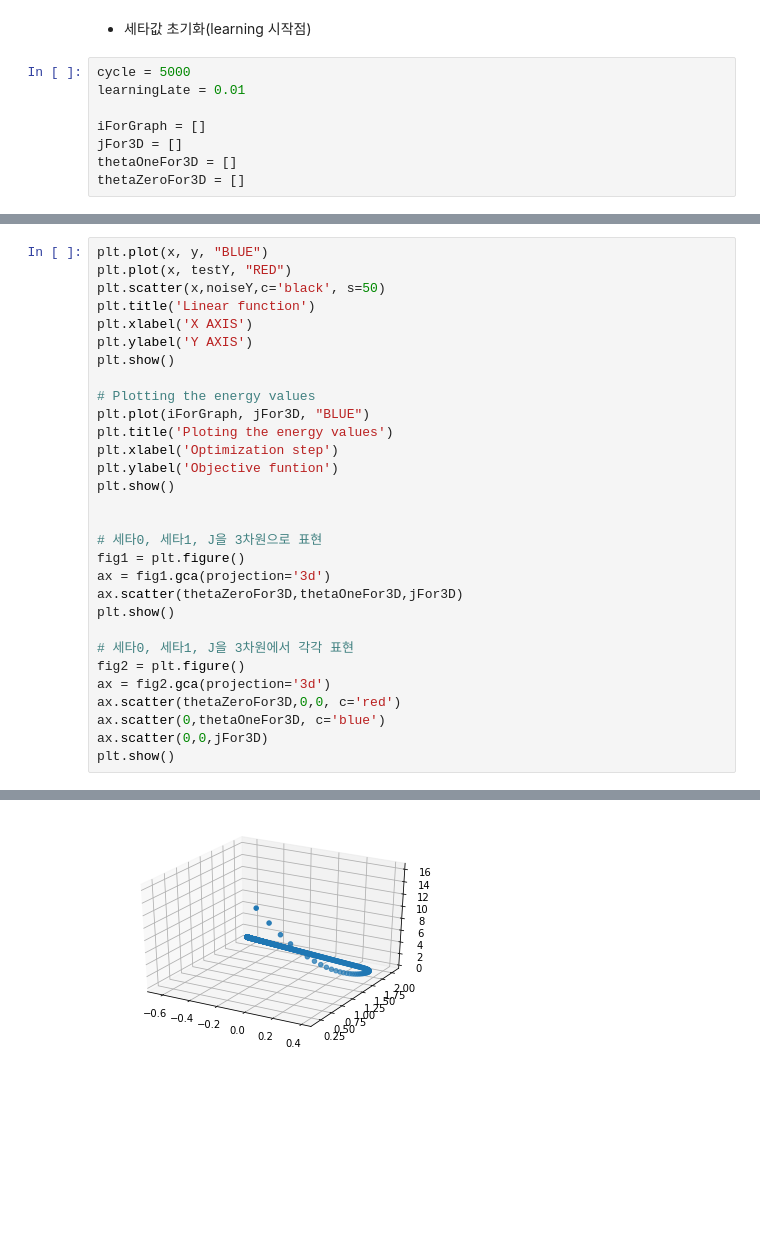
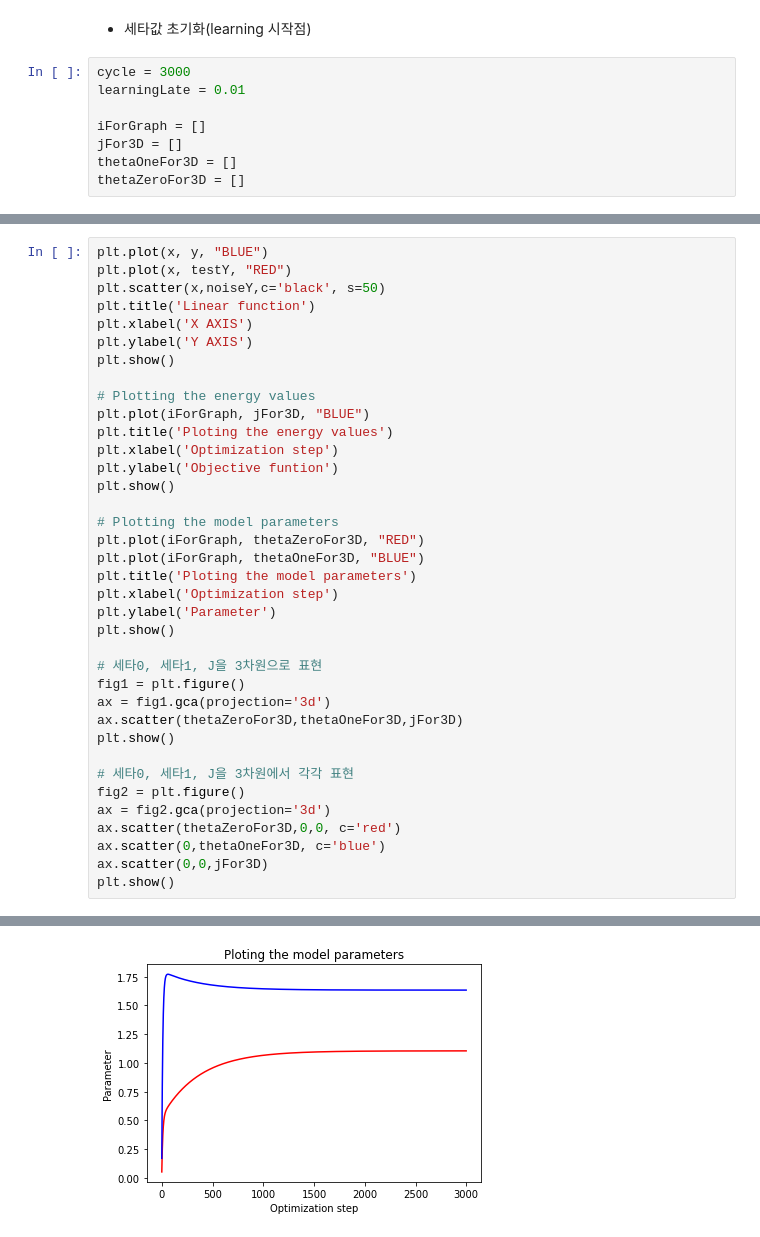
Before and after one commit to YangTaeSung/CAU-MachineLearning, a Jupyter notebook: assignment02.ipynb, the cells around one changed output, grey strips where cells are left out. Saved outputs shown, nothing was run; the diff lists cells and outputs as text; blank space fills up the shorter version.

Commit message:
Plotting the model parameters

```diff
--- a/assignment02.ipynb
+++ b/assignment02.ipynb
@@ -23,7 +23,7 @@ thetaOne = 0.0
 # %% [markdown]
 * 세타값 초기화(learning 시작점)
 # %%
-cycle = 5000
+cycle = 3000
 learningLate = 0.01
 
 iForGraph = []
@@ -82,6 +82,13 @@ plt.xlabel('Optimization step')
 plt.ylabel('Objective funtion')
 plt.show()
 
+# Plotting the model parameters
+plt.plot(iForGraph, thetaZeroFor3D, "RED")
+plt.plot(iForGraph, thetaOneFor3D, "BLUE")
+plt.title('Ploting the model parameters')
+plt.xlabel('Optimization step')
+plt.ylabel('Parameter')
+plt.show()
 
 # 세타0, 세타1, J을 3차원으로 표현
 fig1 = plt.figure()
@@ -102 +109 @@ plt.show()
-[figure, old version]
+[figure, new version]
```
Also changed, not shown: parts of 2 cells of this notebook.
